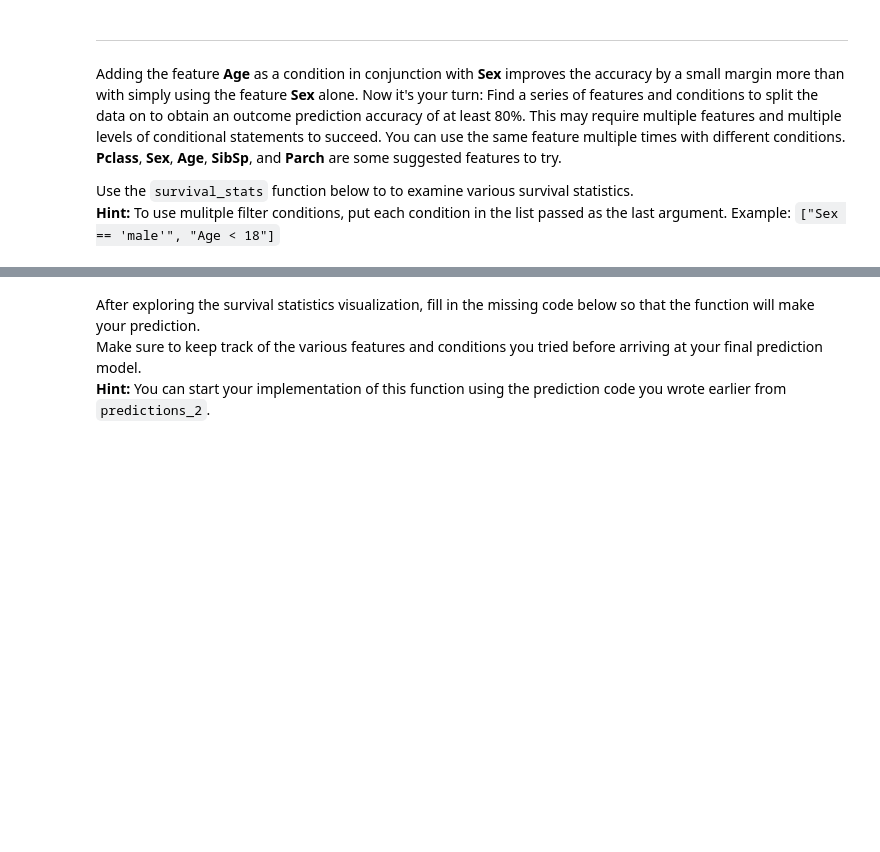
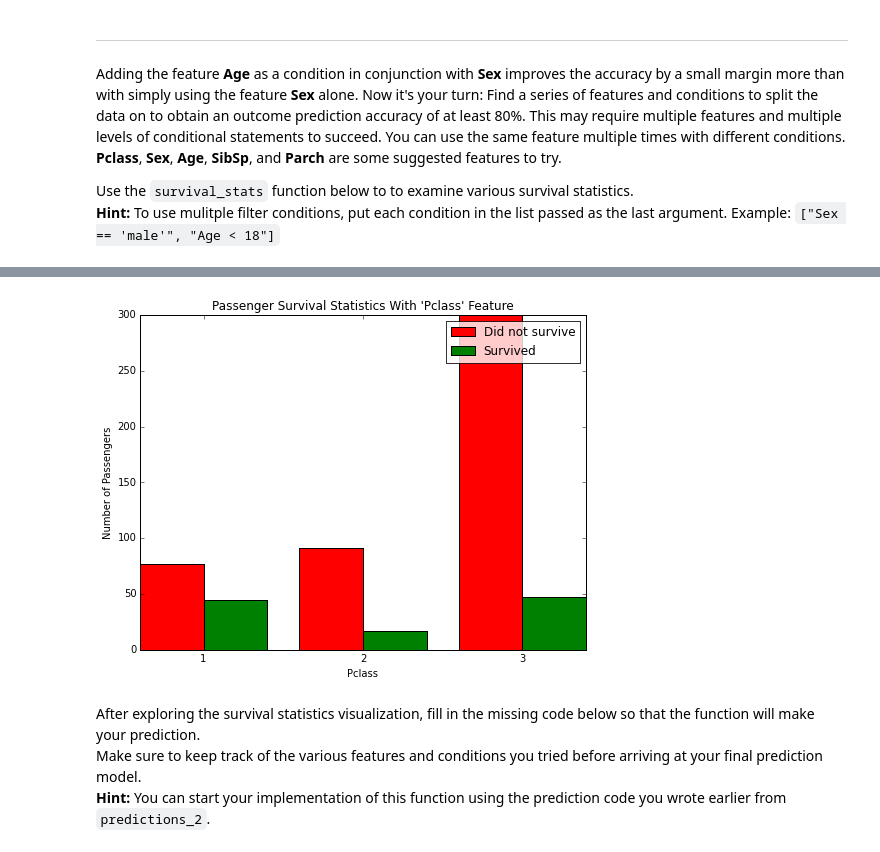
Before and after one commit to nymeowmeow/machine-learning, a Jupyter notebook: titanic_survival_exploration/titanic_survival_exploration.ipynb, the cells around one changed output, grey strips where cells are left out. Saved outputs shown, nothing was run; the diff lists cells and outputs as text; code cells hidden in the pictures; blank space fills up the shorter version.

```diff
--- a/titanic_survival_exploration/titanic_survival_exploration.ipynb
+++ b/titanic_survival_exploration/titanic_survival_exploration.ipynb
@@ -188,3 +219,7 @@ vs.survival_stats(data, outcomes, 'Age', ["Sex == 'male'", "Age < 18"])
+# %%
+vs.survival_stats(data, outcomes, 'Pclass', ["Sex == 'male'"])
+# %% [output]
+[figure, added]
 # %% [markdown]
 After exploring the survival statistics visualization, fill in the missing code below so that the function will make your prediction.
 Make sure to keep track of the various features and conditions you tried before arriving at your final prediction model.
```
Also changed, not shown: parts of 25 cells of this notebook.
